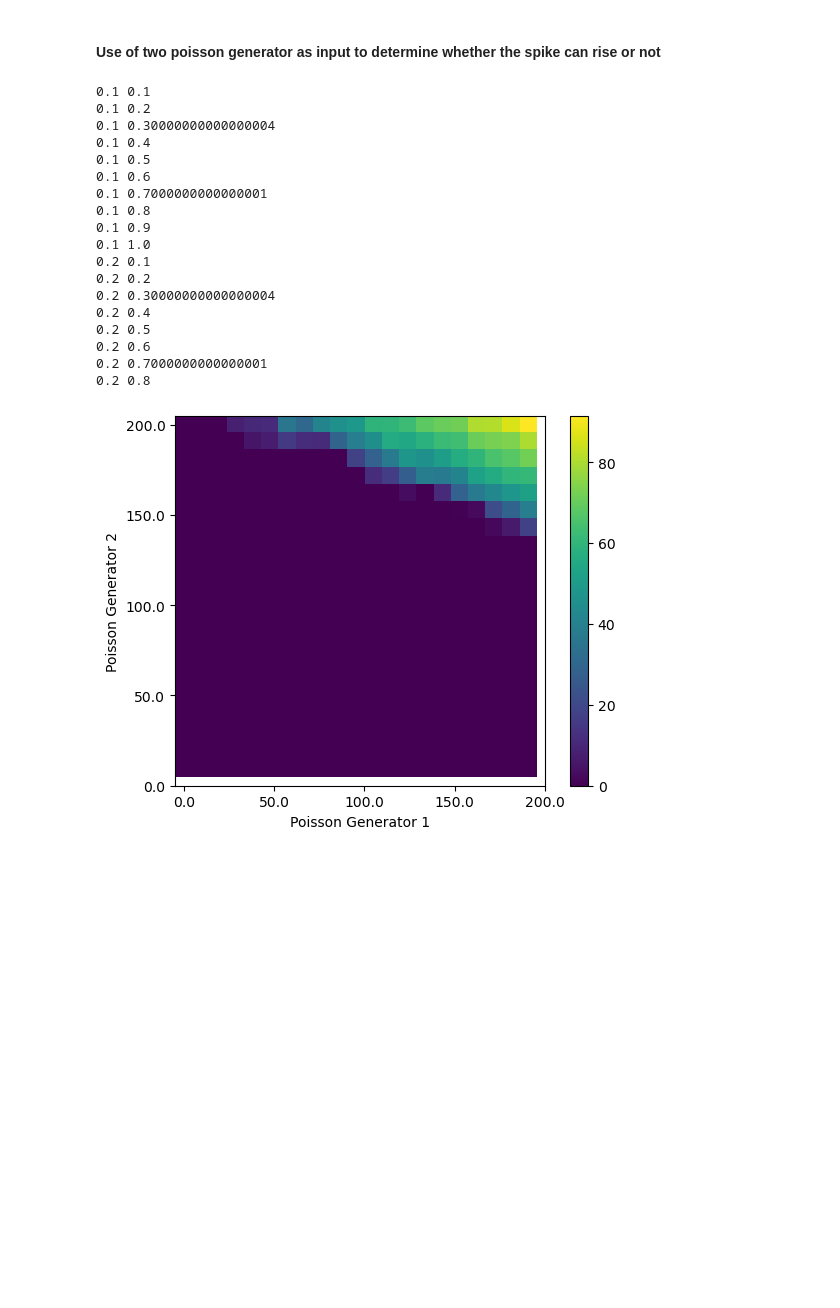
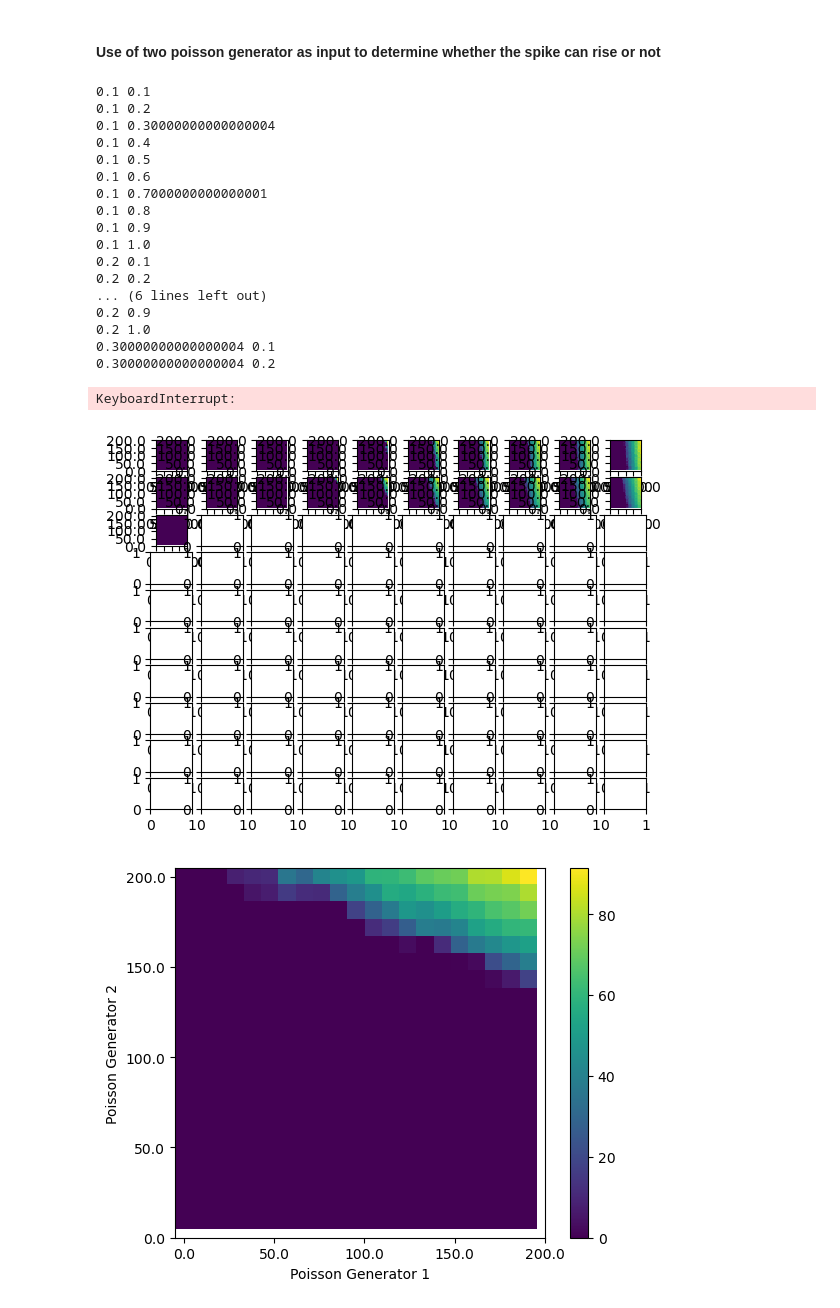
Before and after one commit to aung9htet/counting_snn, a Jupyter notebook: subitization_notebook.ipynb, the cells around one changed output. Saved outputs shown, nothing was run; the diff lists cells and outputs as text; code cells hidden in the pictures; blank space fills up the shorter version.

```diff
--- a/subitization_notebook.ipynb
+++ b/subitization_notebook.ipynb
@@ -461,17 +461,17 @@ plt.show()
 # %%
 def test_gain_mod(rate1, rate2, weight1, weight2):
     parameters = {
-            "V_m": 0,                       # mV
-            "E_L": 0,                       # mV
-            "V_th": 0.8,                    # mV
-            "V_reset": 0,                   # mV
-            "tau_syn_ex": 1000,             # ms rise time of the excitatory synaptic alpha function (i.e. to see the current for each spike decays)
-            # "I_e": current * (10 ** 6),   # pA input current (commented)
-            "I_e": 0,                       # pA input current
-            "tau_m": 53,                    # ms membrane time constant
-            "C_m": 20 * 10**6,     # pF membrane capacitance (calculated for R = 1)
-            "t_ref": 0                      # ms refractory period
-        }
+        "V_m": 0,                       # mV
+        "E_L": 0,                       # mV
+        "V_th": 0.8,                    # mV
+        "V_reset": 0,                   # mV
+        "tau_syn_ex": 1000,             # ms rise time of the excitatory synaptic alpha function (i.e. to see the current for each spike decays)
+        # "I_e": current * (10 ** 6),   # pA input current (commented)
+        "I_e": 0,                       # pA input current
+        "tau_m": 70,                    # ms membrane time constant
+        "C_m": 10 * 10**6,     # pF membrane capacitance (calculated for R = 1)
+        "t_ref": 0                      # ms refractory period
+    }
 
     # poisson generator params
     poi_param_1 = {
@@ -510,43 +510,44 @@ fig, axs = plt.subplots(10,10)
 max_range = 200
 min_range = 0
 no_of_test = 21
-w1_list = np.linspace(0.1, 1, 10)
+w1_list = np.linspace(0.1, 1, 11)
 w2_list = np.linspace(0.1, 1, 10)
 for w1 in range(10):
     for w2 in range(10):
         print(w1_list[w1],w2_list[w2])
         rate1_range = np.linspace(max_range,min_range, no_of_test)
         rate2_range = np.linspace(min_range,max_range, no_of_test)
         record_fr = np.empty((len(rate1_range), len(rate2_range)))
         for r1_i in range(len(rate1_range)):
             for r2_i in range(len(rate2_range)):
                 fr, _ = test_gain_mod(rate1_range[r1_i], rate2_range[r2_i], w1_list[w1], w2_list[w2])
                 record_fr[r1_i][r2_i] = fr
         img = axs[w1, w2].imshow(record_fr)
         axs[w1, w2].set_xticks(np.linspace(0, no_of_test,5))
         axs[w1, w2].set_yticks(np.linspace(0, no_of_test,5))
         axs[w1, w2].set_xticklabels(np.linspace(min_range, max_range, 5))
         axs[w1, w2].set_yticklabels(labels = np.linspace(max_range, min_range, 5))
 plt.show()
 # %% [output]
 0.1 0.1
 0.1 0.2
 0.1 0.30000000000000004
 0.1 0.4
 0.1 0.5
 0.1 0.6
 0.1 0.7000000000000001
 0.1 0.8
 0.1 0.9
 0.1 1.0
 0.2 0.1
 0.2 0.2
-0.2 0.30000000000000004
-0.2 0.4
-0.2 0.5
-0.2 0.6
-0.2 0.7000000000000001
-0.2 0.8
+... (6 lines left out)
+0.2 0.9
+0.2 1.0
+0.30000000000000004 0.1
+0.30000000000000004 0.2
+KeyboardInterrupt:
+[figure, added]
 # %%
 rate1_range = np.linspace(max_range,min_range, no_of_test)
 rate2_range = np.linspace(min_range,max_range, no_of_test)
```
Also changed, not shown: parts of 2 cells of this notebook.
